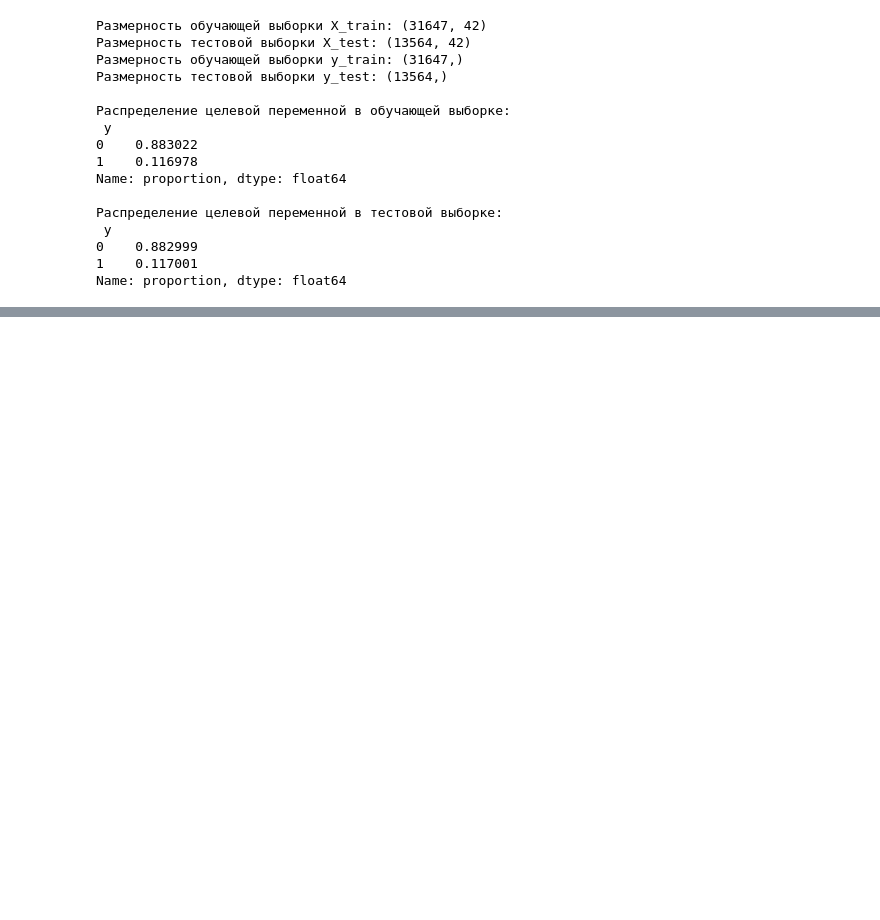
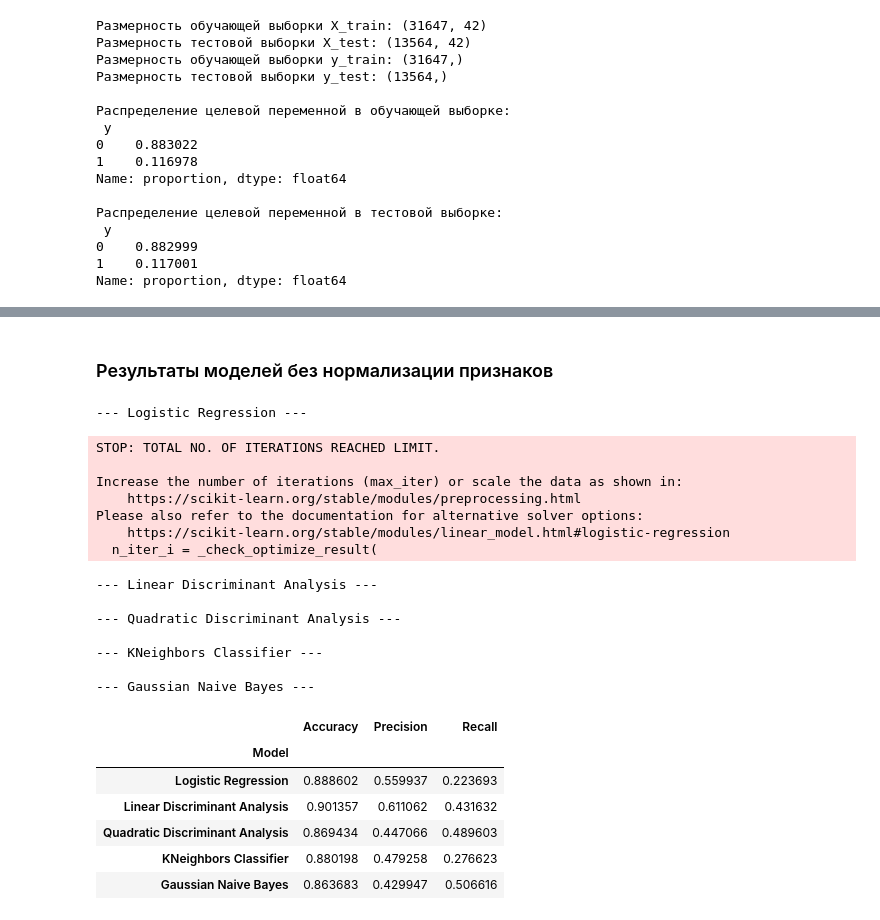
Before and after one commit to kimve1969/mgu_ds_cours, a Jupyter notebook: semestr 2.2/task 1/bank_marketing.ipynb, the cells around one changed output, grey strips where cells are left out. Drawn from its saved outputs; the diff is of its cells as text; code cells hidden in the pictures; blank space fills up the shorter version.

```diff
--- a/semestr 2.2/task 1/bank_marketing.ipynb
+++ b/semestr 2.2/task 1/bank_marketing.ipynb
@@ -241,35 +210 @@ weighted avg       0.89      0.90      0.89     13564
-# %%
-from sklearn.discriminant_analysis import LinearDiscriminantAnalysis, QuadraticDiscriminantAnalysis
-from sklearn.neighbors import KNeighborsClassifier
-from sklearn.naive_bayes import GaussianNB
-import pandas as pd
-
-def evaluate_model(model, X_train, y_train, X_test, y_test, model_name):
-    print(f"\n--- {model_name} ---")
-    model.fit(X_train, y_train)
-    y_pred = model.predict(X_test)
-    y_pred_proba = model.predict_proba(X_test)[:, 1]
-
-    accuracy = accuracy_score(y_test, y_pred)
-    precision = precision_score(y_test, y_pred)
-    recall = recall_score(y_test, y_pred)
-    f1 = f1_score(y_test, y_pred)
-    roc_auc = roc_auc_score(y_test, y_pred_proba)
-
-    print(f"Accuracy: {accuracy:.4f}")
-    print(f"Precision: {precision:.4f}")
-    print(f"Recall: {recall:.4f}")
-    print(f"F1-Score: {f1:.4f}")
-    print(f"ROC AUC: {roc_auc:.4f}")
-    print("Матрица ошибок:\n", confusion_matrix(y_test, y_pred))
-    print("Отчет по классификации:\n", classification_report(y_test, y_pred))
-
-    return {
-        'Model': model_name,
-        'Accuracy': accuracy,
-        'Precision': precision,
-        'Recall': recall,
-        'F1-Score': f1,
-        'ROC AUC': roc_auc
-    }
 # %%
@@ -329,0 +232,27 @@ weighted avg       0.87      0.86      0.87     13564
+# %% [markdown]
+### Результаты моделей без нормализации признаков
+# %%
+evaluate_models_batch(X_train, y_train, X_test, y_test)
+# %% [output]
+--- Logistic Regression ---
+STOP: TOTAL NO. OF ITERATIONS REACHED LIMIT.
+
+Increase the number of iterations (max_iter) or scale the data as shown in:
+    https://scikit-learn.org/stable/modules/preprocessing.html
+Please also refer to the documentation for alternative solver options:
+    https://scikit-learn.org/stable/modules/linear_model.html#logistic-regression
+  n_iter_i = _check_optimize_result(
+--- Linear Discriminant Analysis ---
+
+--- Quadratic Discriminant Analysis ---
+
+--- KNeighbors Classifier ---
+
+--- Gaussian Naive Bayes ---
+|  | Accuracy | Precision | Recall |
+| Model |  |  |  |
+| Logistic Regression | 0.888602 | 0.559937 | 0.223693 |
+| Linear Discriminant Analysis | 0.901357 | 0.611062 | 0.431632 |
+| Quadratic Discriminant Analysis | 0.869434 | 0.447066 | 0.489603 |
+| KNeighbors Classifier | 0.880198 | 0.479258 | 0.276623 |
+| Gaussian Naive Bayes | 0.863683 | 0.429947 | 0.506616 |
```
Also changed, not shown: parts of 12 cells of this notebook.
